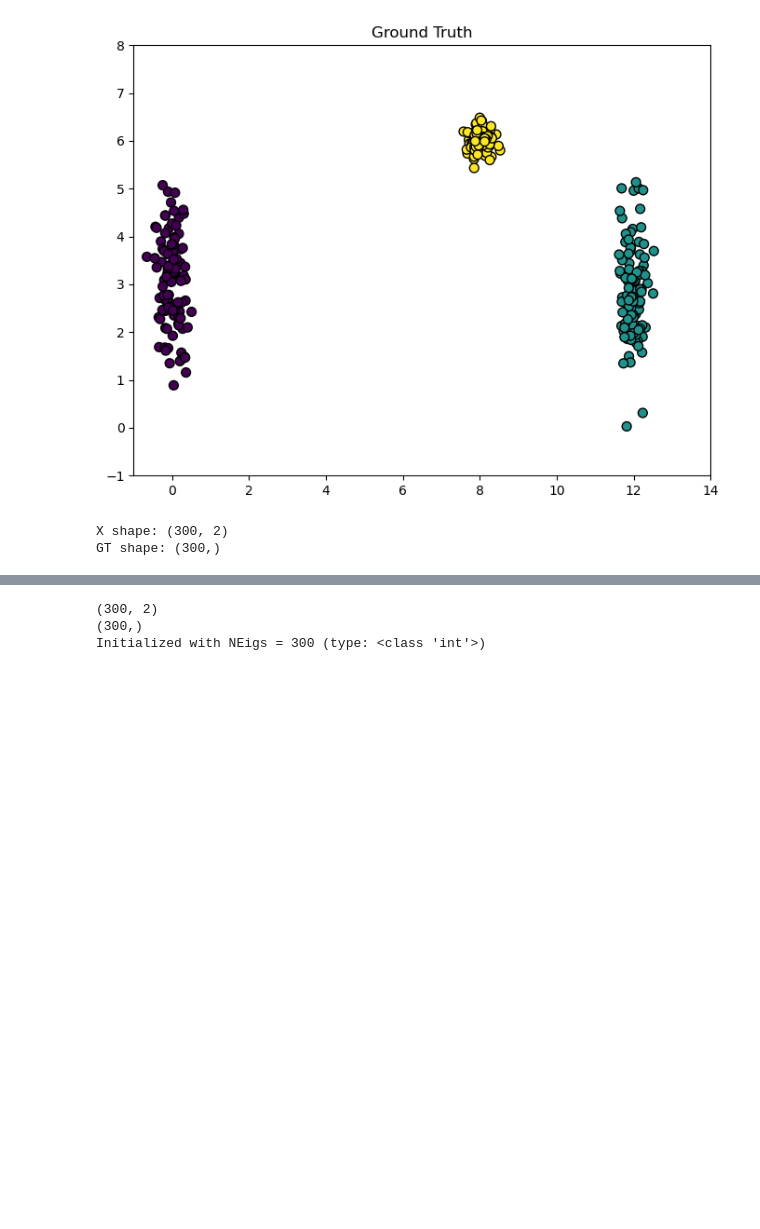
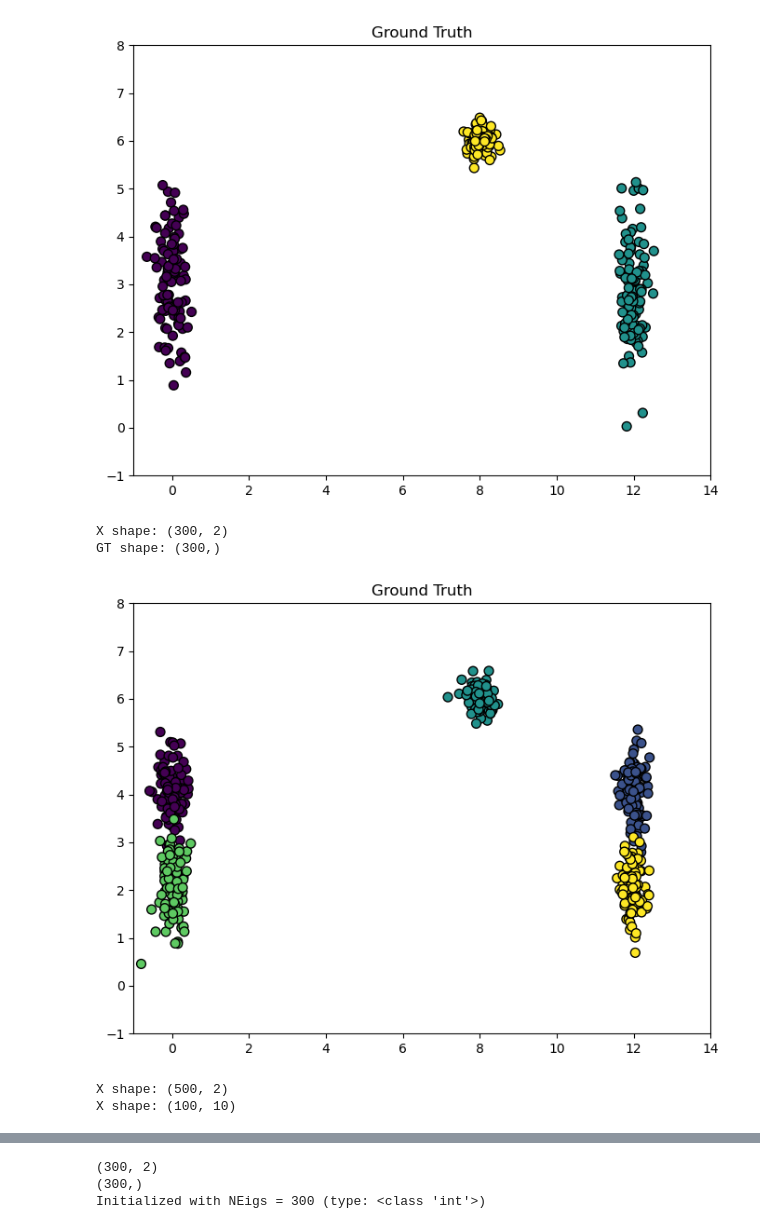
Before and after one commit to seolibek/Tufts2024, a Jupyter notebook: lund_exp.ipynb, the cells around one changed output, grey strips where cells are left out. Drawn from its saved outputs; the diff is of its cells as text; code cells hidden in the pictures; blank space fills up the shorter version.

Commit message:
dumbell shape progress

```diff
--- a/lund_exp.ipynb
+++ b/lund_exp.ipynb
@@ -143,38 +143,42 @@ GT shape: (300,)
 
 # print(X.shape,'\n\n', GT.shape)
 # %%
-# import matplotlib.pyplot as plt
-# import numpy as np
+import matplotlib.pyplot as plt
+import numpy as np
 
-# # Generate data for clusters
-# # Left clusters
-# cluster_1 = np.column_stack((np.random.normal(loc=0, scale=0.2, size=100),
-#                              np.random.normal(loc=4, scale=0.5, size=100)))
-# cluster_4 = np.column_stack((np.random.normal(loc=0, scale=0.2, size=100),
-#                              np.random.normal(loc=2, scale=0.5, size=100)))
+# Generate data for clusters
+# Left clusters
+cluster_1 = np.column_stack((np.random.normal(loc=0, scale=0.2, size=100),
+                             np.random.normal(loc=4, scale=0.5, size=100)))
+cluster_4 = np.column_stack((np.random.normal(loc=0, scale=0.2, size=100),
+                             np.random.normal(loc=2, scale=0.5, size=100)))
 
-# # Center cluster
-# cluster_3 = np.column_stack((np.random.normal(loc=8, scale=0.2, size=100),
-#                              np.random.normal(loc=6, scale=0.2, size=100)))
+# Center cluster
+cluster_3 = np.column_stack((np.random.normal(loc=8, scale=0.2, size=100),
+                             np.random.normal(loc=6, scale=0.2, size=100)))
 
-# # Right clusters
-# cluster_2 = np.column_stack((np.random.normal(loc=12, scale=0.2, size=100),
-#                              np.random.normal(loc=4, scale=0.5, size=100)))
-# cluster_5 = np.column_stack((np.random.normal(loc=12, scale=0.2, size=100),
-#                              np.random.normal(loc=2, scale=0.5, size=100)))
+# Right clusters
+cluster_2 = np.column_stack((np.random.normal(loc=12, scale=0.2, size=100),
+                             np.random.normal(loc=4, scale=0.5, size=100)))
+cluster_5 = np.column_stack((np.random.normal(loc=12, scale=0.2, size=100),
+                             np.random.normal(loc=2, scale=0.5, size=100)))
 
-# # Combine all clusters
-# X = np.vstack((cluster_1, cluster_2, cluster_3, cluster_4, cluster_5))
-# labels = np.array([0]*100 + [1]*100 + [2]*100 + [3]*100 + [4]*100)
+# Combine all clusters
+X = np.vstack((cluster_1, cluster_2, cluster_3, cluster_4, cluster_5))
+labels = np.array([0]*100 + [1]*100 + [2]*100 + [3]*100 + [4]*100)
 
-# # Plot the data with clusters
-# plt.figure(figsize=(8, 6))
-# plt.scatter(X[:, 0], X[:, 1], c=labels, cmap='viridis', s=50, edgecolor='k')
-# plt.title('Ground Truth')
-# plt.xlim(-1, 14)
-# plt.ylim(-1, 8)
-# plt.show()
+# Plot the data with clusters
+plt.figure(figsize=(8, 6))
+plt.scatter(X[:, 0], X[:, 1], c=labels, cmap='viridis', s=50, edgecolor='k')
+plt.title('Ground Truth')
+plt.xlim(-1, 14)
+plt.ylim(-1, 8)
+plt.show()
 
-# print("X shape:", X.shape)
-# X = np.reshape(X, (100,10))
-# print("X shape:", X.shape)
+print("X shape:", X.shape)
+X = np.reshape(X, (100,10))
+print("X shape:", X.shape)
+# %% [output]
+[figure, added]
+X shape: (500, 2)
+X shape: (100, 10)
```
Also changed, not shown: parts of 3 cells of this notebook.
